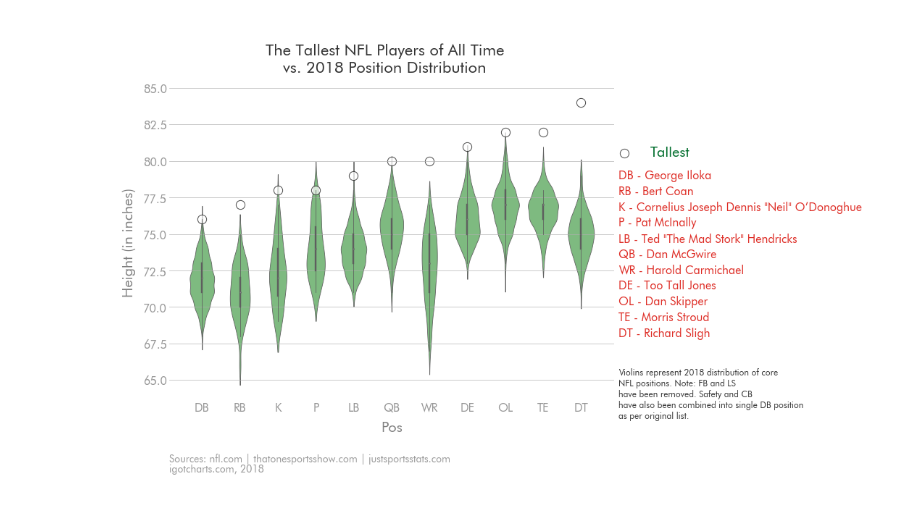
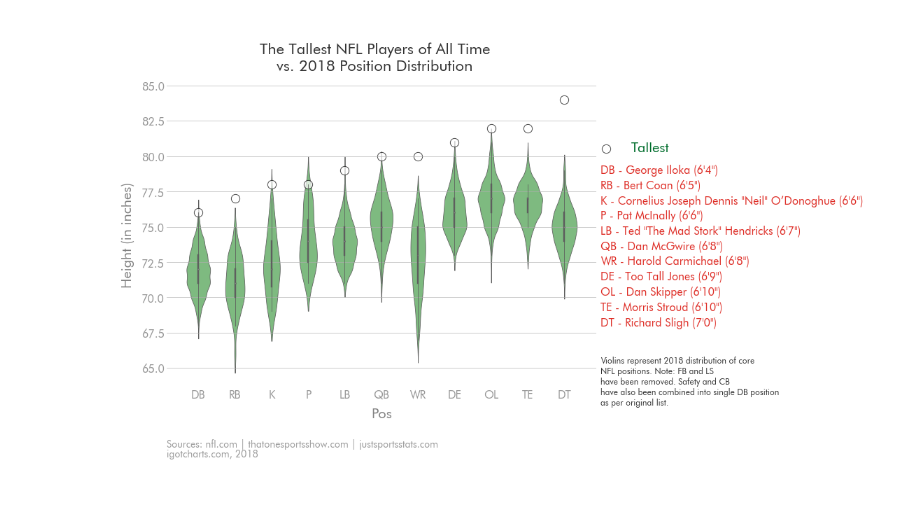
Before and after one commit to igotcharts/charts_and_more_charts, a Jupyter notebook: notebooks/NFL Heights.ipynb, the cells around one changed output. Cells and saved outputs as stored; diff of their text form; code cells hidden in the pictures.

Commit message:
updated height chart, added eyeball data

```diff
--- a/notebooks/NFL Heights.ipynb
+++ b/notebooks/NFL Heights.ipynb
@@ -94,35 +110,36 @@ full_nfl_frame  = full_nfl_frame.sort_values(by=['Sort_Order','Inches']).reset_i
 #create chart
 violins = viz_functions.chart_maker(title='The Tallest NFL Players of All Time\nvs. 2018 Position Distribution',title_size=22)
 fig = violins.initial_fig_axis()
 ax = plt.subplot()
 ax.grid(alpha=.8,)
 #set violins' width based on count
 sns.violinplot(x='Pos',y='Inches',data=full_nfl_frame,color='#74c476',linewidth=.8)
 ax.scatter(tall_football.index,tall_football.Height,facecolor='white',edgecolor='black',s=150,alpha=.7,label='Tallest')
 ax.set_xlabel(ax.get_xlabel(),size=20,alpha=.5)
 ax.set_ylabel('Height (in inches)',size=20,alpha=.5)
 
 violins.tick_params_(ax=ax)
-position_labels = (tall_football['Position']+' - '+tall_football['Player'])
+position_labels = tall_football['Position']+' - '+tall_football['Player']+" ("+tall_football['Ft'].astype('str')+"'"+\
+tall_football['Inches'].astype('str')+"\")"
 
 
 
 for i,v in enumerate(position_labels):
     ax.text(1.01,.7-(i/20),v,transform=ax.transAxes,color="#de2d26",fontsize=16)
 
 violins.citations(ax=ax,source='Sources: nfl.com | thatonesportsshow.com | justsportsstats.com',
                   chart_tag='igotcharts.com, 2018',source_y=-.2,chart_tag_y=-.23)
 
 leg = ax.legend(bbox_to_anchor=(.96,.72),loc=3,fontsize=20,)
 for text in leg.get_texts():
     text.set_color("#006d2c")
 
 
 ax.text(1.01,.1,'Violins represent 2018 distribution of core\nNFL positions. Note: FB and LS\nhave been removed. Safety and CB\nhave also been combined into single DB position\nas per original list.',transform=ax.transAxes,fontsize=12,va='top',alpha=.8)
 os.chdir(outputs)
 charts_function_list.chart_save('NFL_tallest')
 # %% [output]
-[figure, old version]
+[figure, new version]
 # %%
 #test to see unmatching positions between datasets
 
```
Also changed, not shown: parts of 1 cell of this notebook, 7 other files.
